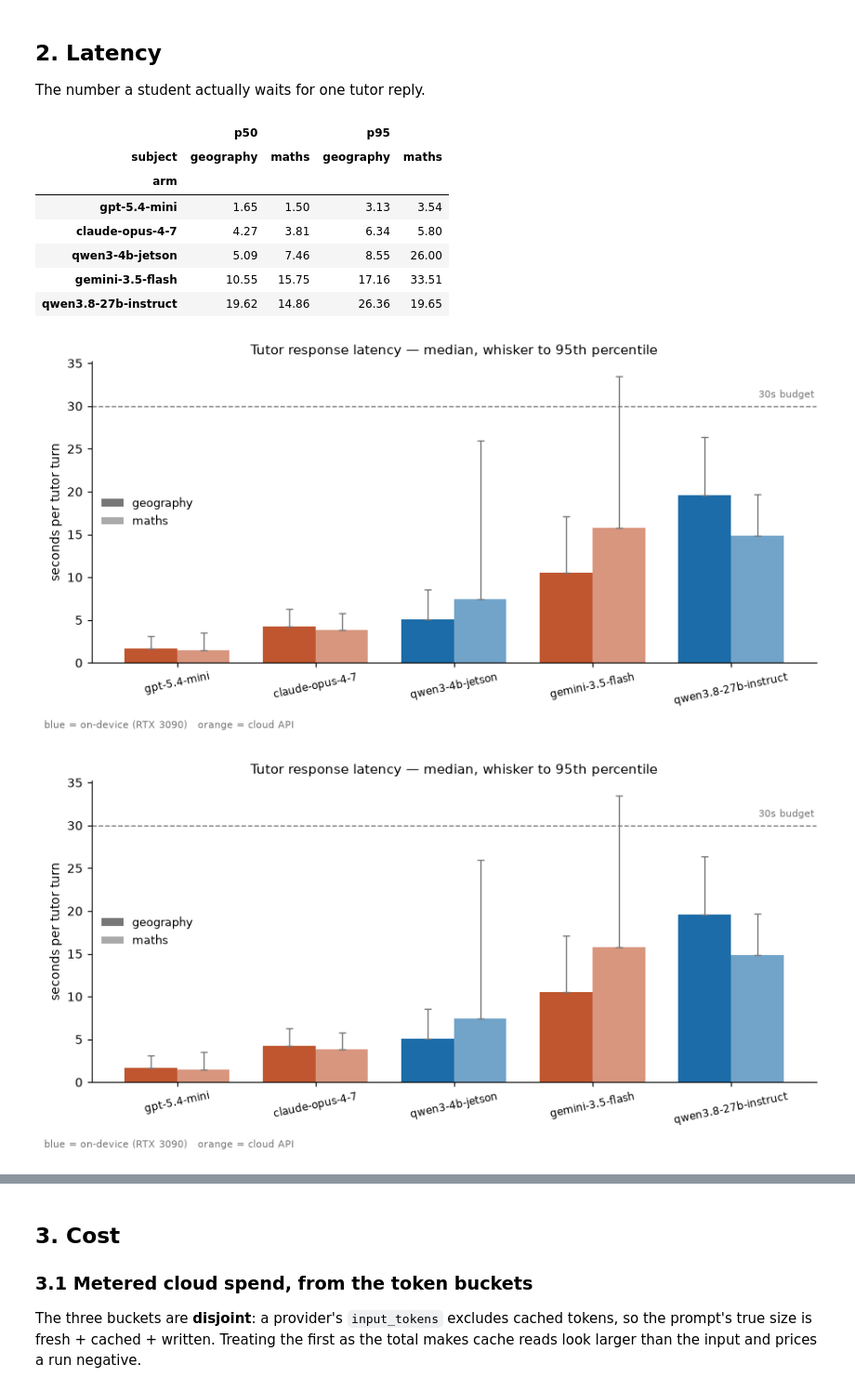
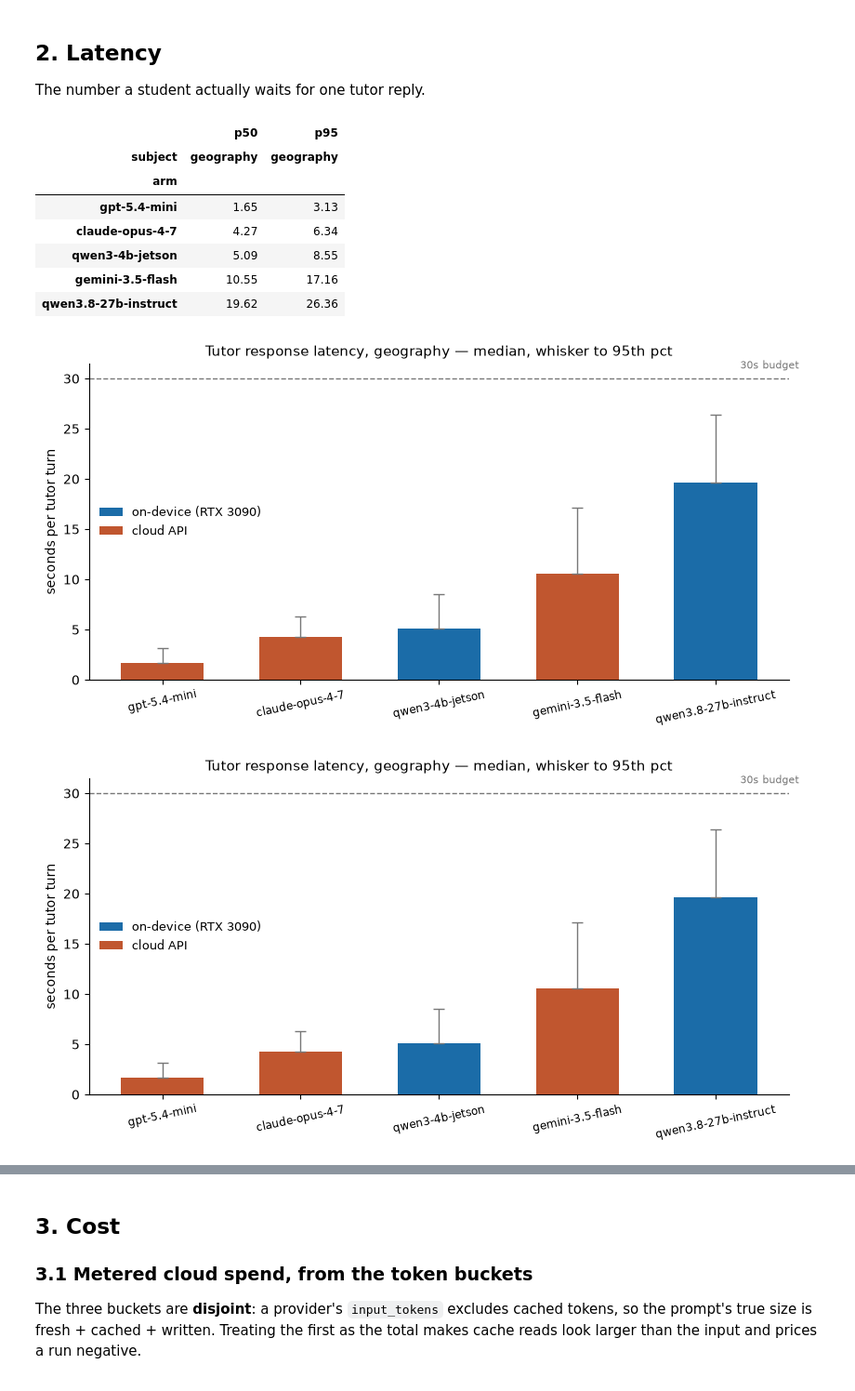
Before and after one commit to eai6/ai-tutor, a Jupyter notebook: offline_eval/ANALYSIS.ipynb, the cells around one changed output, grey strips where cells are left out. Shown at 93% size. Drawn from its saved outputs; the diff is of its cells as text; code cells hidden in the pictures.

```diff
--- a/offline_eval/ANALYSIS.ipynb
+++ b/offline_eval/ANALYSIS.ipynb
@@ -47,10 +52,12 @@ sys.path.insert(0, str(ROOT))
 LOCAL, CLOUD, GREY = "#1b6ca8", "#c0562f", "#777777"
 IS_LOCAL = lambda arm: arm.startswith("qwen")
 
-BOARDS = {
-    "geography": ["geo_4b_v2", "geo_27b_v2", "geo_cloud"],
-    "maths":     ["math_4b_v2", "math_27b_v3", "math_cloud"],
-}
+# GEOGRAPHY ONLY. The maths boards are excluded: two of their lessons hold
+# fewer bank questions than a session consumes, so sessions there end on the
+# turn cap rather than on the tutor's behaviour. Every arm is depressed by the
+# same content gap, so including them would price a content defect as a model
+# difference.
+BOARDS = {"geography": ["geo_4b_v2", "geo_27b_v2", "geo_cloud"]}
 print("repo root:", ROOT)
 print("boards found:", {k: [b for b in v if (RES/b).exists()] for k, v in BOARDS.items()})
 # %% [output]
@@ -156,41 +158,37 @@ lat_wide = lat.pivot(index="arm", columns="subject",
                      values=["p50", "p95"]).sort_values(("p50", "geography"))
 lat_wide
 # %% [output]
-|  | p50 |  | p95 |  |
-| subject | geography | maths | geography | maths |
-| arm |  |  |  |  |
-| gpt-5.4-mini | 1.65 | 1.50 | 3.13 | 3.54 |
-| claude-opus-4-7 | 4.27 | 3.81 | 6.34 | 5.80 |
-| qwen3-4b-jetson | 5.09 | 7.46 | 8.55 | 26.00 |
-| gemini-3.5-flash | 10.55 | 15.75 | 17.16 | 33.51 |
-| qwen3.8-27b-instruct | 19.62 | 14.86 | 26.36 | 19.65 |
+|  | p50 | p95 |
+| subject | geography | geography |
+| arm |  |  |
+| gpt-5.4-mini | 1.65 | 3.13 |
+| claude-opus-4-7 | 4.27 | 6.34 |
+| qwen3-4b-jetson | 5.09 | 8.55 |
+| gemini-3.5-flash | 10.55 | 17.16 |
+| qwen3.8-27b-instruct | 19.62 | 26.36 |
 # %%
 arms = list(lat_wide.index)
-fig, ax = plt.subplots(figsize=(9, 4.6))
-w = 0.38
-for i, (off, subj, alpha) in enumerate(((-w/2, "geography", 1.0), (w/2, "maths", 0.62))):
-    p50 = [lat_wide.loc[a, ("p50", subj)] for a in arms]
-    p95 = [lat_wide.loc[a, ("p95", subj)] for a in arms]
-    ax.bar([x + off for x in range(len(arms))], p50, w,
-           yerr=[[0]*len(p50), [b - a for a, b in zip(p50, p95)]],
-           color=[LOCAL if IS_LOCAL(a) else CLOUD for a in arms],
-           alpha=alpha, capsize=3, error_kw={"ecolor": GREY, "lw": 1})
+fig, ax = plt.subplots(figsize=(8.4, 4.4))
+p50 = [lat_wide.loc[a, ("p50", "geography")] for a in arms]
+p95 = [lat_wide.loc[a, ("p95", "geography")] for a in arms]
+ax.bar(range(len(arms)), p50, 0.6,
+       yerr=[[0]*len(p50), [b - a for a, b in zip(p50, p95)]],
+       color=[LOCAL if IS_LOCAL(a) else CLOUD for a in arms],
+       capsize=4, error_kw={"ecolor": GREY, "lw": 1})
 from matplotlib.patches import Patch
-# Colour encodes local-vs-cloud, opacity encodes subject. Coloured legend
-# swatches would claim colour means subject, so the legend is neutral grey.
-ax.legend(handles=[Patch(facecolor=GREY, alpha=1.0, label="geography"),
-                   Patch(facecolor=GREY, alpha=0.62, label="maths")],
+ax.legend(handles=[Patch(facecolor=LOCAL, label="on-device (RTX 3090)"),
+                   Patch(facecolor=CLOUD, label="cloud API")],
           fontsize=9, frameon=False)
 ax.set_xticks(range(len(arms))); ax.set_xticklabels(arms, fontsize=8.5, rotation=12)
 ax.set_ylabel("seconds per tutor turn")
-ax.set_title("Tutor response latency — median, whisker to 95th percentile", fontsize=11)
+ax.set_title("Tutor response latency, geography — median, whisker to 95th pct",
+             fontsize=11)
 ax.axhline(30, ls="--", lw=1, color=GREY)
 ax.text(len(arms)-0.4, 31, "30s budget", fontsize=8, color=GREY, ha="right")
 for s in ("top", "right"): ax.spines[s].set_visible(False)
-fig.text(0.01, 0.02, "blue = on-device (RTX 3090)   orange = cloud API", fontsize=8, color=GREY)
-fig.tight_layout(rect=(0, 0.04, 1, 1)); fig.savefig("figures/fig1_latency.png", dpi=200)
+fig.tight_layout(); fig.savefig("figures/fig1_latency.png", dpi=200)
 fig
 # %% [output]
-[figure, old version]
+[figure, new version]
-[figure, old version]
+[figure, new version]
 # %% [markdown]
```
Also changed, not shown: parts of 10 cells of this notebook, 7 other files.
